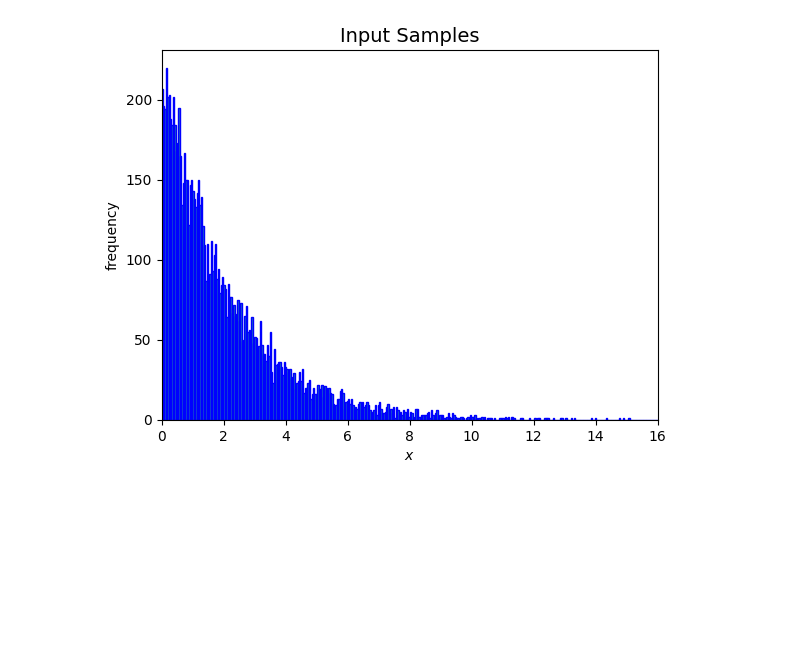
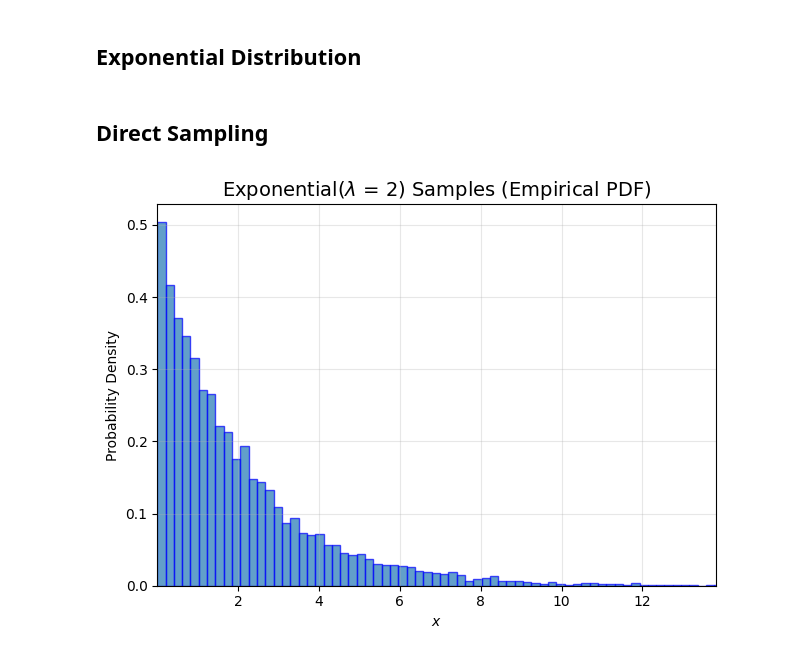
Before and after one commit to SaiSampathKedari/MonteCarlo-Statistical-Methods, a Jupyter notebook: notebooks/exponential.ipynb, the cells around one changed output. Drawn from its saved outputs; the diff is of its cells as text; code cells hidden in the pictures; blank space fills up the shorter version.

Commit message:
sampling

```diff
--- a/notebooks/exponential.ipynb
+++ b/notebooks/exponential.ipynb
@@ -5,14 +7,13 @@ from matplotlib import pyplot as plt
 import matplotlib
+# %% [markdown]
+## Exponential Distribution
+# %% [markdown]
+## Direct Sampling
 # %%
 num_samples = 10000
-lambda_ = 2
-exponential_samples = exponential_sampleGenerator(lambda_, num_samples)
+lambda_parameter = 2
+exponential_samples = exponential_sampleGenerator(lambda_parameter, num_samples)
 # %%
-plt.hist(exponential_samples, bins=400, edgecolor="blue")
-plt.xlim(0,16)
-plt.title("Input Samples", fontsize=14)
-plt.xlabel(r'$x$')
-plt.ylabel("frequency")
-plt.show()
+visualize_samples(exponential_samples, "Exponential($\lambda$ = 2)")
 # %% [output]
-[figure, old version]
+[figure, new version]
```
Also changed, not shown: parts of 3 cells of this notebook, 2 other files.
